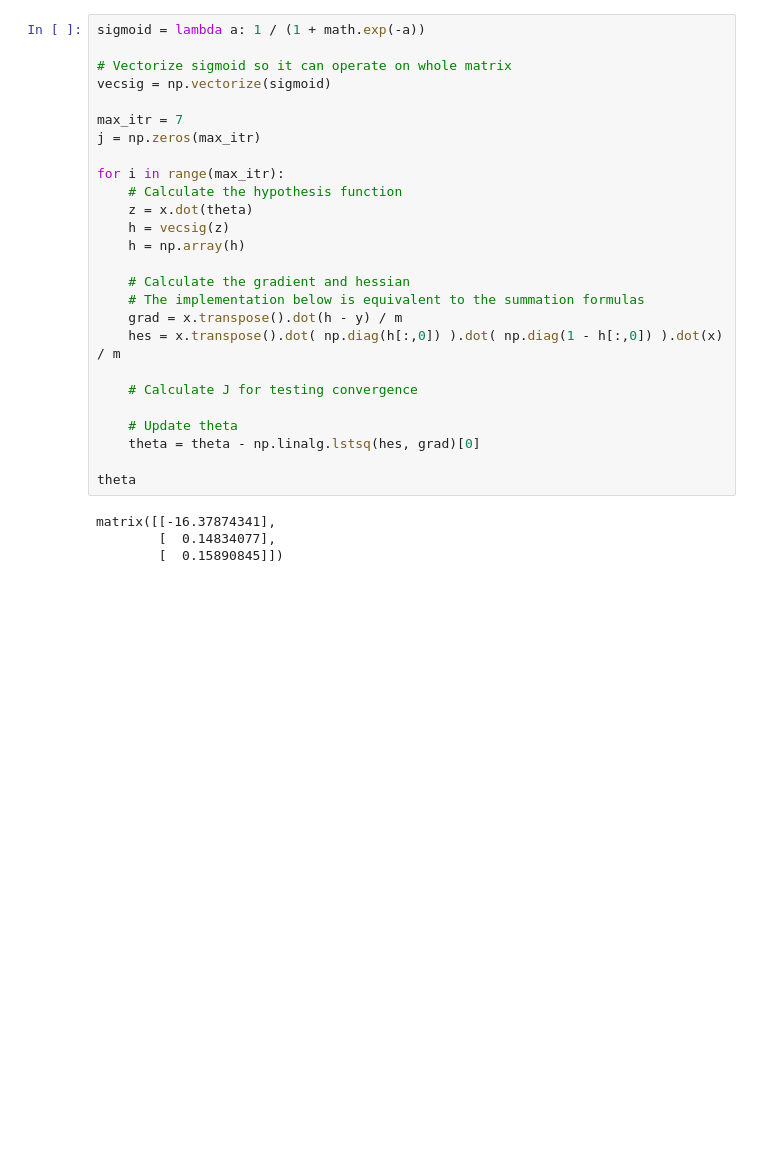
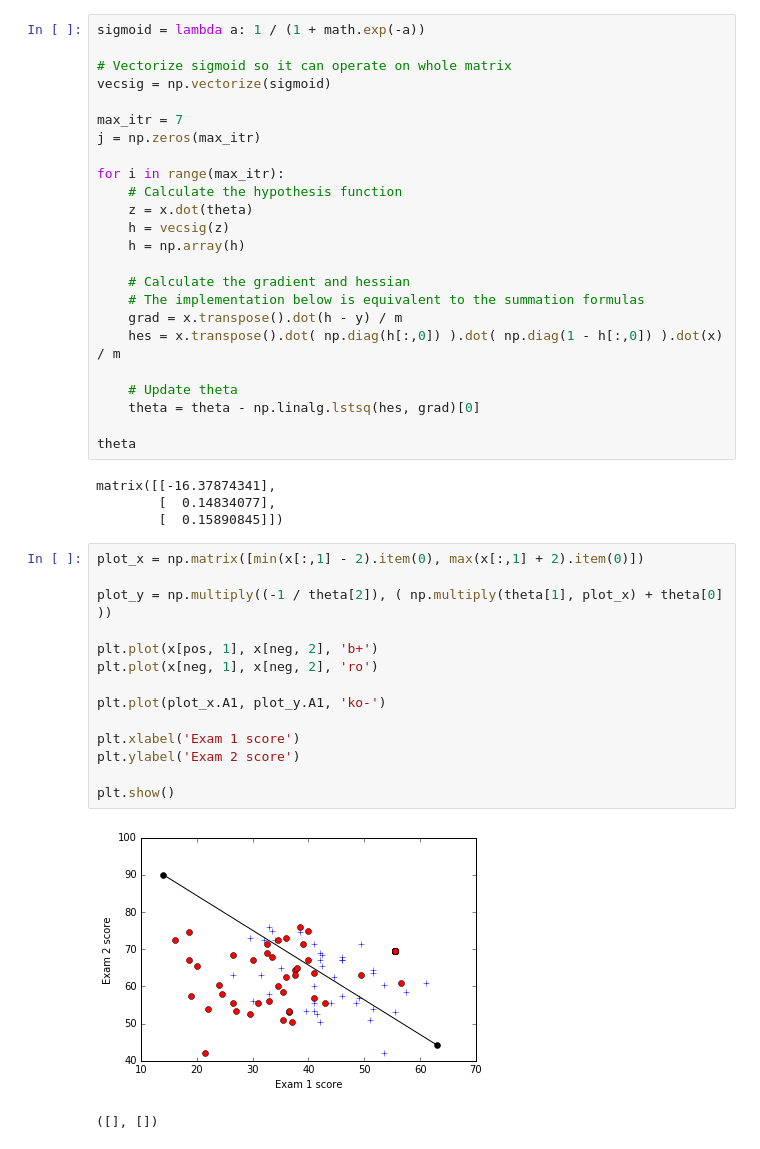
Before and after one commit to dteklavya/machineLearning_AndrewNG, a Jupyter notebook: ex4-logistic-regrssion-newtons-method.ipynb, the cells around one changed output. Drawn from its saved outputs; the diff is of its cells as text; blank space fills up the shorter version.

Commit message:
Added plot with Newton's method.

```diff
--- a/ex4-logistic-regrssion-newtons-method.ipynb
+++ b/ex4-logistic-regrssion-newtons-method.ipynb
@@ -56,8 +48,6 @@ for i in range(max_itr):
     grad = x.transpose().dot(h - y) / m
     hes = x.transpose().dot( np.diag(h[:,0]) ).dot( np.diag(1 - h[:,0]) ).dot(x) / m
 
-    # Calculate J for testing convergence
-
     # Update theta
     theta = theta - np.linalg.lstsq(hes, grad)[0]
 
@@ -66,3 +56,20 @@ theta
 matrix([[-16.37874341],
         [  0.14834077],
         [  0.15890845]])
+# %%
+plot_x = np.matrix([min(x[:,1] - 2).item(0), max(x[:,1] + 2).item(0)])
+
+plot_y = np.multiply((-1 / theta[2]), ( np.multiply(theta[1], plot_x) + theta[0] ))
+
+plt.plot(x[pos, 1], x[neg, 2], 'b+')
+plt.plot(x[neg, 1], x[neg, 2], 'ro')
+
+plt.plot(plot_x.A1, plot_y.A1, 'ko-')
+
+plt.xlabel('Exam 1 score')
+plt.ylabel('Exam 2 score')
+
+plt.show()
+# %% [output]
+[figure, added]
+([], [])
```
Also changed, not shown: parts of 2 cells of this notebook.
